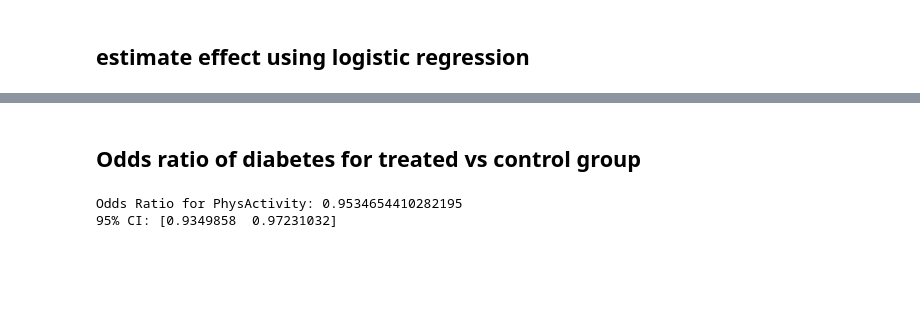
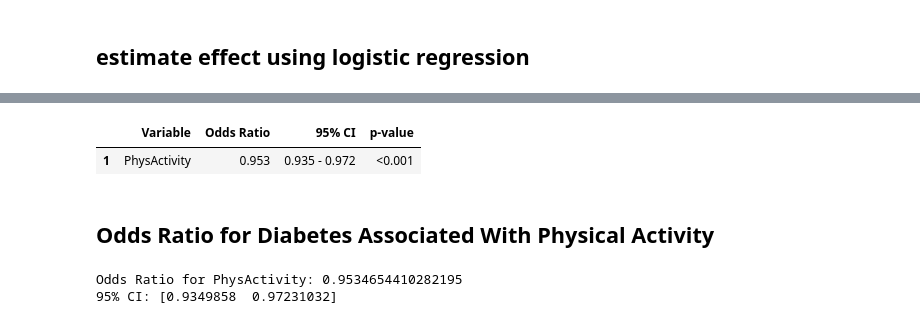
Before and after one commit to 3Frank3/Diabetes-Risk-Prediction-Fairness-Evaluation-and-Causal-Analysis-of-Physical-Activity-Using-PSM, a Jupyter notebook: PSM.ipynb, the cells around one changed output, grey strips where cells are left out. Saved outputs shown, nothing was run; the diff lists cells and outputs as text; code cells hidden in the pictures; blank space fills up the shorter version.

```diff
--- a/PSM.ipynb
+++ b/PSM.ipynb
@@ -358,6 +375,54 @@ y_psm = matched_df[outcome]
 logit_psm = sm.Logit(y_psm, X_psm).fit()
 
 print(logit_psm.summary())
+
+logit_table = pd.DataFrame({
+    "Variable": logit_psm.params.index,
+    "Coefficient": logit_psm.params.values,
+    "Std. Error": logit_psm.bse.values,
+    "z-value": logit_psm.tvalues.values,
+    "p-value": logit_psm.pvalues.values,
+})
+
+ci = logit_psm.conf_int()
+
+logit_table["95% CI Lower"] = ci[0].values
+logit_table["95% CI Upper"] = ci[1].values
+logit_table["Odds Ratio"] = np.exp(logit_psm.params.values)
+logit_table["OR 95% CI Lower"] = np.exp(ci[0].values)
+logit_table["OR 95% CI Upper"] = np.exp(ci[1].values)
+
+logit_table = logit_table.round({
+    "Coefficient": 4,
+    "Std. Error": 4,
+    "z-value": 2,
+    "p-value": 4,
+    "95% CI Lower": 4,
+    "95% CI Upper": 4,
+    "Odds Ratio": 3,
+    "OR 95% CI Lower": 3,
+    "OR 95% CI Upper": 3
+})
+
+logit_table
+
+report_table = pd.DataFrame({
+    "Variable": logit_psm.params.index,
+    "Odds Ratio": np.exp(logit_psm.params.values),
+    "95% CI": [
+        f"{low:.3f} - {high:.3f}"
+        for low, high in np.exp(logit_psm.conf_int()).values
+    ],
+    "p-value": logit_psm.pvalues.values
+})
+
+report_table = report_table[report_table["Variable"] != "const"]
+report_table["Odds Ratio"] = report_table["Odds Ratio"].round(3)
+report_table["p-value"] = report_table["p-value"].apply(
+    lambda p: "<0.001" if p < 0.001 else f"{p:.3f}"
+)
+
+report_table
 # %% [output]
 Optimization terminated successfully.
          Current function value: 0.364131
@@ -372,13 +437,15 @@ Time:                        13:52:21   Log-Likelihood:            -1.3977e+05
 converged:                       True   LL-Null:                   -1.3978e+05
 Covariance Type:            nonrobust   LLR p-value:                 1.820e-06
 ================================================================================
                    coef    std err          z      P>|z|      [0.025      0.975]
 --------------------------------------------------------------------------------
 const           -1.9820      0.007   -283.278      0.000      -1.996      -1.968
 PhysActivity    -0.0477      0.010     -4.772      0.000      -0.067      -0.028
 ================================================================================
+|  | Variable | Odds Ratio | 95% CI | p-value |
+| 1 | PhysActivity | 0.953 | 0.935 - 0.972 | <0.001 |
 # %% [markdown]
-## Odds ratio of diabetes for treated vs control group
+## Odds Ratio for Diabetes Associated With Physical Activity
 # %%
 import numpy as np
 
```
Also changed, not shown: parts of 11 cells of this notebook, 1 other file.
